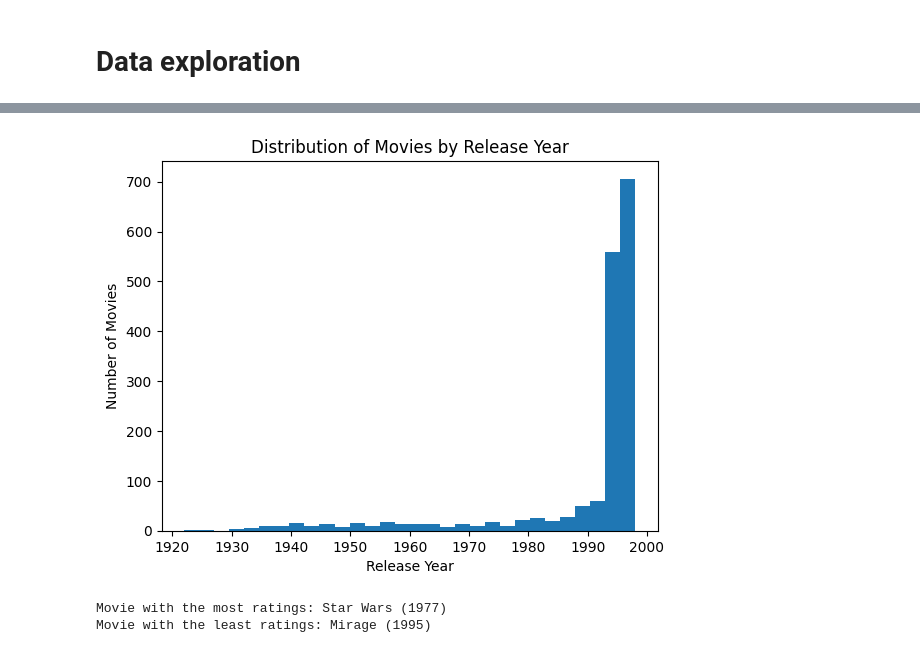
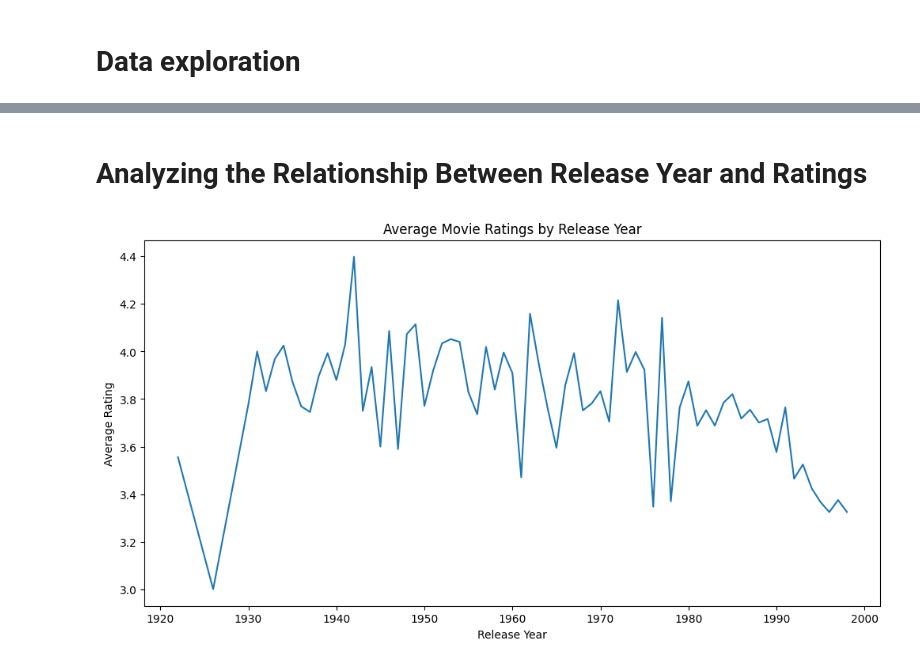
Before and after one commit to MohamedHamdy28/Movie-Recommender-System, a Jupyter notebook: notebooks/1.0-initial-data-exporation.ipynb, the cells around one changed output, grey strips where cells are left out. Drawn from its saved outputs; the diff is of its cells as text; code cells hidden in the pictures.

```diff
--- a/notebooks/1.0-initial-data-exporation.ipynb
+++ b/notebooks/1.0-initial-data-exporation.ipynb
@@ -27,11 +20,11 @@ subprocess.call(['sh', 'ml-100k/mku.sh'])
 # Load each data set (users, movies, and ratings).
 users_cols = ['user_id', 'age', 'sex', 'occupation', 'zip_code']
 users = pd.read_csv(
-    'ml-100k/u.user', sep='|', names=users_cols, encoding='latin-1')
+    '../data/ml-100k/u.user', sep='|', names=users_cols, encoding='latin-1')
 
 ratings_cols = ['user_id', 'movie_id', 'rating', 'unix_timestamp']
 ratings = pd.read_csv(
-    'ml-100k/u.data', sep='\t', names=ratings_cols, encoding='latin-1')
+    '../data/ml-100k/u.data', sep='\t', names=ratings_cols, encoding='latin-1')
 
 # The movies file contains a binary feature for each genre.
 genre_cols = [
@@ -43,7 +36,7 @@ movies_cols = [
     'movie_id', 'title', 'release_date', "video_release_date", "imdb_url"
 ] + genre_cols
 movies = pd.read_csv(
-    'ml-100k/u.item', sep='|', names=movies_cols, encoding='latin-1')
+    '../data/ml-100k/u.item', sep='|', names=movies_cols, encoding='latin-1')
 
 # Since the ids start at 1, we shift them to start at 0.
 users["user_id"] = (users["user_id"] - 1).astype(str)
@@ -118,23 +152,12 @@ plt.show()
+# %% [markdown]
+# Analyzing the Relationship Between Release Year and Ratings
 # %%
-# Analyzing the release year of the movies
-movies['year'] = pd.to_datetime(movies['release_date'], errors='coerce').dt.year  # Convert to datetime and extract year
-movies['year'].dropna().astype(int).hist(bins=30)
-plt.title('Distribution of Movies by Release Year')
+merged_df['year'] = pd.to_datetime(merged_df['release_date'], errors='coerce').dt.year
+yearly_ratings = merged_df.groupby('year')['rating'].mean()
+yearly_ratings.plot(figsize=(12, 6))
+plt.title('Average Movie Ratings by Release Year')
 plt.xlabel('Release Year')
-plt.ylabel('Number of Movies')
-plt.grid(False)
+plt.ylabel('Average Rating')
 plt.show()
 # %% [output]
-[figure, old version]
+[figure, new version]
-# %%
-# Check for movies with the most and the least number of ratings
-ratings_count = ratings['movie_id'].value_counts()
-most_rated = ratings_count.idxmax()
-least_rated = ratings_count.idxmin()
-
-# Print movies with most and least ratings
-print(f"Movie with the most ratings: {movies.loc[movies['movie_id'] == most_rated, 'title'].values[0]}")
-print(f"Movie with the least ratings: {movies.loc[movies['movie_id'] == least_rated, 'title'].values[0]}")
-# %% [output]
-Movie with the most ratings: Star Wars (1977)
-Movie with the least ratings: Mirage (1995)
```
Also changed, not shown: parts of 33 cells of this notebook, 5 other files.
